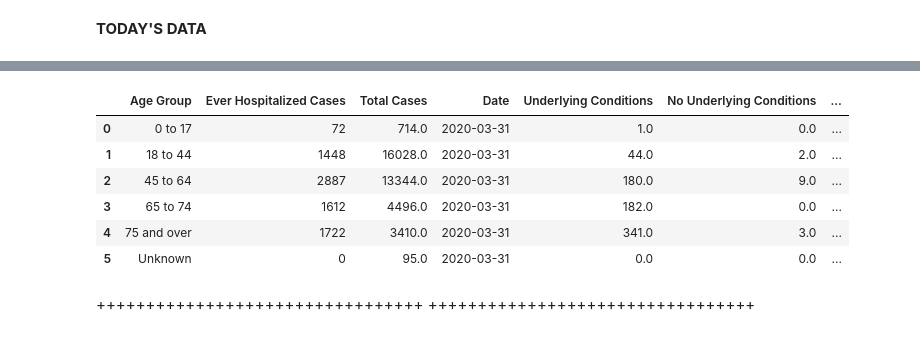
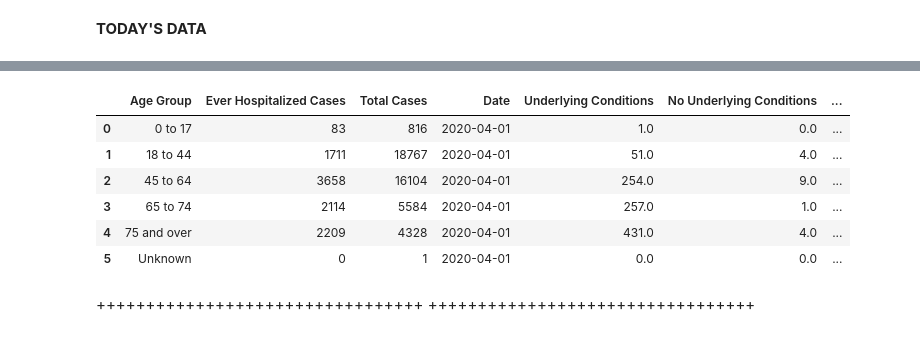
Before and after one commit to Epizana/covid19master, a Jupyter notebook: covid19-global-forecasting-week-1/covidcurrent.ipynb, the cells around one changed output, grey strips where cells are left out. Saved outputs shown, nothing was run; the diff lists cells and outputs as text; code cells hidden in the pictures.

```diff
--- a/covid19-global-forecasting-week-1/covidcurrent.ipynb
+++ b/covid19-global-forecasting-week-1/covidcurrent.ipynb
@@ -40,0 +860,14 @@ folderpath = Path('/Users/Emanuel/Documents/2019 Plan/NYC Data Science Academy/P
+# %%
+#output to csvs for backup.
+
+catdfs = [age_hosp,sex_hosp,borough_hosp,age_deaths,sex_deaths,borough_deaths,age_cases,cases50,sex_cases,borough_cases]
+catdfsnames = ['age_hosp.csv','sex_hosp.csv','borough_hosp.csv','age_deaths.csv','sex_deaths.csv','borough_deaths.csv','age_cases.csv','cases50.csv','sex_cases.csv','borough_cases.csv']
+
+for i in range(len(catdfs)):
+    df.to_csv(folderpath /  catdfsnames[i])
+
+
+# agenew.to_csv(folderpath / 'age.csv', index = False)
+# sexnew.to_csv(folderpath / 'sex.csv', index = False)
+# boroughnew.to_csv(folderpath / 'borough.csv', index = False)
+# cases50current.to_csv(folderpath / 'cases50.csv', index = False)
@@ -40,0 +878,10 @@ folderpath = Path('/Users/Emanuel/Documents/2019 Plan/NYC Data Science Academy/P
+# %%
+#combines  several of the new dataframes into one
+def mergedfs(cases,leftdf,rightdf,on):
+    leftdf = leftdf.drop(['Total Cases','Date'], axis = 1)
+    leftdf = pd.merge(leftdf,cases,on = on)
+    temp = pd.merge(leftdf,rightdf, how='left', on = on)
+    temp.rename({'Date_x':'Date'},axis = 1, inplace = True)
+    temp.drop(['Date_y'], axis=1, inplace = True)
+    temp = temp.fillna(0)
+    return temp
@@ -41,13 +1251,17 @@ folderpath = Path('/Users/Emanuel/Documents/2019 Plan/NYC Data Science Academy/P
 # %%
+
+#===============ORIGINAL FILE READ IN======================
 # convert PDFs into CSV, read CSVs into DataFrames.
 
-urls = ['https://www1.nyc.gov/assets/doh/downloads/pdf/imm/covid-19-daily-data-summary-hospitalizations.pdf',
-        "https://www1.nyc.gov/assets/doh/downloads/pdf/imm/covid-19-daily-data-summary-deaths.pdf",
-        'https://www1.nyc.gov/assets/doh/downloads/pdf/imm/covid-19-daily-data-summary.pdf']
+urls = ['https://www1.nyc.gov/assets/doh/downloads/pdf/imm/covid-19-daily-data-summary-hospitalizations-',
+        "https://www1.nyc.gov/assets/doh/downloads/pdf/imm/covid-19-daily-data-summary-deaths-",
+        'https://www1.nyc.gov/assets/doh/downloads/pdf/imm/covid-19-daily-data-summary-']
 
 names = ['/Users/Emanuel/Documents/2019 Plan/NYC Data Science Academy/Post Bootcamp/COVID-19/Forecasting/covid19-global-forecasting-week-1/nyc/NYCH.csv',
          '/Users/Emanuel/Documents/2019 Plan/NYC Data Science Academy/Post Bootcamp/COVID-19/Forecasting/covid19-global-forecasting-week-1/nyc/NYCD.csv',
          '/Users/Emanuel/Documents/2019 Plan/NYC Data Science Academy/Post Bootcamp/COVID-19/Forecasting/covid19-global-forecasting-week-1/nyc/NYCC.csv']
+
+newurls = [url+pdfdate for url in urls]
 
 for i in range(len(urls)):
 
@@ -185,14 +1383,6 @@ def getdfs(df,categories):
 age_death,sex_death,borough_death = getdfs(nycd,dcats)
 age_hosp,sex_hosp,borough_hosp = getdfs(nych,hcats)
 age_cases,cases50new,sex_cases,borough_cases = getdfs(nycc,ccats)
-# %%
-#combines  several of the new dataframes into one
-def mergedfs(leftdf,rightdf,on):
-    temp = pd.merge(leftdf,rightdf, how='left', on = on)
-    temp.rename({'Date_x':'Date'},axis = 1, inplace = True)
-    temp.drop(['Date_y'], axis=1, inplace = True)
-    temp = temp.fillna(0)
-    return temp
 # %%
 age_death
 # %% [output]
@@ -225,14 +1413,14 @@ age_cases
 # %%
-age_combined = mergedfs(age_hosp,age_death,'Age Group')
+age_combined = mergedfs(age_cases,age_hosp,age_death,'Age Group')
 age_combined
 # %% [output]
 |  | Age Group | Ever Hospitalized Cases | Total Cases | Date | Underlying Conditions | No Underlying Conditions | ... |
-| 0 | 0 to 17 | 72 | 714.0 | 2020-03-31 | 1.0 | 0.0 | ... |
-| 1 | 18 to 44 | 1448 | 16028.0 | 2020-03-31 | 44.0 | 2.0 | ... |
-| 2 | 45 to 64 | 2887 | 13344.0 | 2020-03-31 | 180.0 | 9.0 | ... |
-| 3 | 65 to 74 | 1612 | 4496.0 | 2020-03-31 | 182.0 | 0.0 | ... |
-| 4 | 75 and over | 1722 | 3410.0 | 2020-03-31 | 341.0 | 3.0 | ... |
-| 5 | Unknown | 0 | 95.0 | 2020-03-31 | 0.0 | 0.0 | ... |
+| 0 | 0 to 17 | 83 | 816 | 2020-04-01 | 1.0 | 0.0 | ... |
+| 1 | 18 to 44 | 1711 | 18767 | 2020-04-01 | 51.0 | 4.0 | ... |
+| 2 | 45 to 64 | 3658 | 16104 | 2020-04-01 | 254.0 | 9.0 | ... |
+| 3 | 65 to 74 | 2114 | 5584 | 2020-04-01 | 257.0 | 1.0 | ... |
+| 4 | 75 and over | 2209 | 4328 | 2020-04-01 | 431.0 | 4.0 | ... |
+| 5 | Unknown | 0 | 1 | 2020-04-01 | 0.0 | 0.0 | ... |
 # %% [markdown]
 +++++++++++++++++++++++++++++++++
 +++++++++++++++++++++++++++++++++
```
Also changed, not shown: parts of 143 cells of this notebook.
